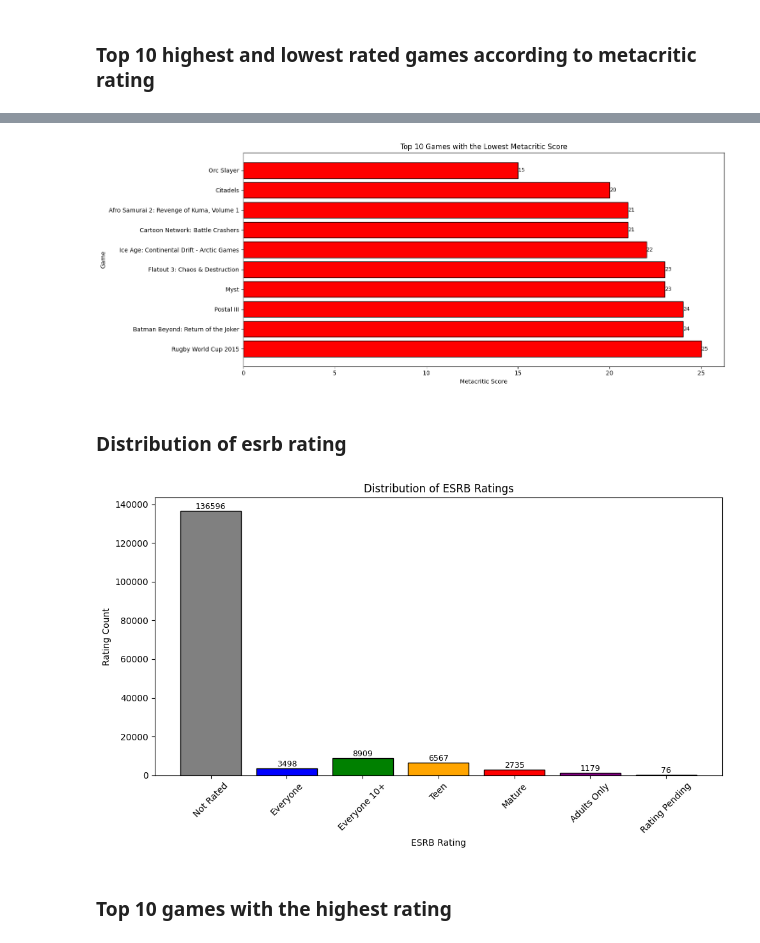
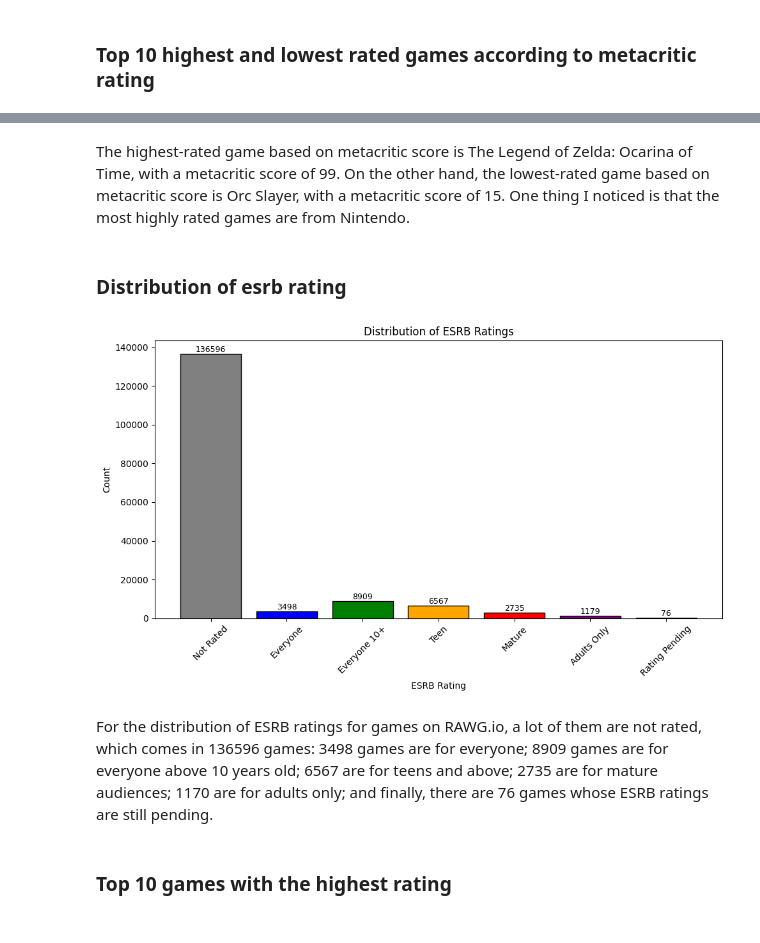
Before and after one commit to Kimchi21/RAWG.io_Game-Data-Analysis, a Jupyter notebook: Python Notebooks/Game_Analysis.ipynb, the cells around one changed output, grey strips where cells are left out. Saved outputs shown, nothing was run; the diff lists cells and outputs as text; code cells hidden in the pictures.

```diff
--- a/Python Notebooks/Game_Analysis.ipynb
+++ b/Python Notebooks/Game_Analysis.ipynb
@@ -71,8 +55,8 @@ newest_games
 # %% [markdown]
 ### Top 10 games with the highest average playtime
 # %%
-query_ave_pt = "SELECT name, playtime FROM rawg.games ORDER BY playtime DESC LIMIT 10"
-ave_pt_games_df = pd.read_sql_query(query_ave_pt, engine)
+averrage_playtime_query = "SELECT name, playtime FROM rawg.games ORDER BY playtime DESC LIMIT 10"
+ave_pt_games_df = pd.read_sql_query(averrage_playtime_query, engine)
 
 ave_pt_games_df_sorted = ave_pt_games_df.sort_values('playtime', ascending=True)
 
@@ -115,54 +116,38 @@ plt.show()
-# %%
-poorly_rated = "SELECT name, metacritic FROM rawg.games WHERE metacritic IS NOT NULL ORDER BY metacritic ASC LIMIT 10"
-pr_games_df = pd.read_sql_query(poorly_rated, engine)
-
-pr_games_df_sorted = pr_games_df.sort_values('metacritic', ascending=False)
-
-plt.figure(figsize=(15, 6))
-bars = plt.barh(pr_games_df_sorted['name'], pr_games_df_sorted['metacritic'], color='red', edgecolor='black')
-
-for bar in bars:
-    xval = bar.get_width()
-    plt.text(xval, bar.get_y() + bar.get_height() / 2, int(xval), ha='left', va='center', fontsize=9)
-
-plt.ylabel('Game')
-plt.xlabel('Metacritic Score')
-plt.title('Top 10 Games with the Lowest Metacritic Score')
-plt.tight_layout()
-plt.show()
-# %% [output]
-[figure, removed]
+# %% [markdown]
+The highest-rated game based on metacritic score is The Legend of Zelda: Ocarina of Time, with a metacritic score of 99. On the other hand, the lowest-rated game based on metacritic score is Orc Slayer, with a metacritic score of 15. One thing I noticed is that the most highly rated games are from Nintendo.
 # %% [markdown]
 ### Distribution of esrb rating
 # %%
-esrb_rating = "SELECT er.name AS esrb_rating, COUNT(er.name) AS rating_count FROM rawg.games AS g INNER JOIN esrb_rating_category AS erc ON erc.game_id = g.game_id INNER JOIN esrb_rating AS er ON er.esrb_rating_id = erc.esrb_rating_id GROUP BY er.name"
-er_games_df = pd.read_sql_query(esrb_rating, engine)
+esrb_rating_query = "SELECT er.name AS esrb_rating, COUNT(er.name) AS rating_count FROM rawg.games AS g INNER JOIN esrb_rating_category AS erc ON erc.game_id = g.game_id INNER JOIN esrb_rating AS er ON er.esrb_rating_id = erc.esrb_rating_id GROUP BY er.name"
+esrb_rating_games_df = pd.read_sql_query(esrb_rating_query, engine)
 
 color_palette = {
     'Not Rated': 'gray',
     'Everyone': 'blue',
     'Everyone 10+': 'green',
     'Teen': 'orange',
     'Mature': 'red',
     'Adults Only': 'purple',
     'Rating Pending': 'brown'
 }
 
 plt.figure(figsize=(10, 6))
-bars = plt.bar(er_games_df['esrb_rating'], er_games_df['rating_count'], color=[color_palette[r] for r in er_games_df['esrb_rating']], edgecolor = 'black')
+bars = plt.bar(esrb_rating_games_df['esrb_rating'], esrb_rating_games_df['rating_count'], color=[color_palette[r] for r in esrb_rating_games_df['esrb_rating']], edgecolor = 'black')
 
 for bar in bars:
     yval = bar.get_height()
     plt.text(bar.get_x() + bar.get_width()/2, yval, int(yval), va='bottom', ha='center', fontsize=9)
 
 plt.xlabel('ESRB Rating')
-plt.ylabel('Rating Count')
+plt.ylabel('Count')
 plt.title('Distribution of ESRB Ratings')
 plt.xticks(rotation=45)
 plt.tight_layout()
 plt.show()
 # %% [output]
-[figure, old version]
+[figure, new version]
+# %% [markdown]
+For the distribution of ESRB ratings for games on RAWG.io, a lot of them are not rated, which comes in 136596 games: 3498 games are for everyone; 8909 games are for everyone above 10 years old; 6567 are for teens and above; 2735 are for mature audiences; 1170 are for adults only; and finally, there are 76 games whose ESRB ratings are still pending.
 # %% [markdown]
 ### Top 10 games with the highest rating
 # %%
```
Also changed, not shown: parts of 67 cells of this notebook, 18 other files.
